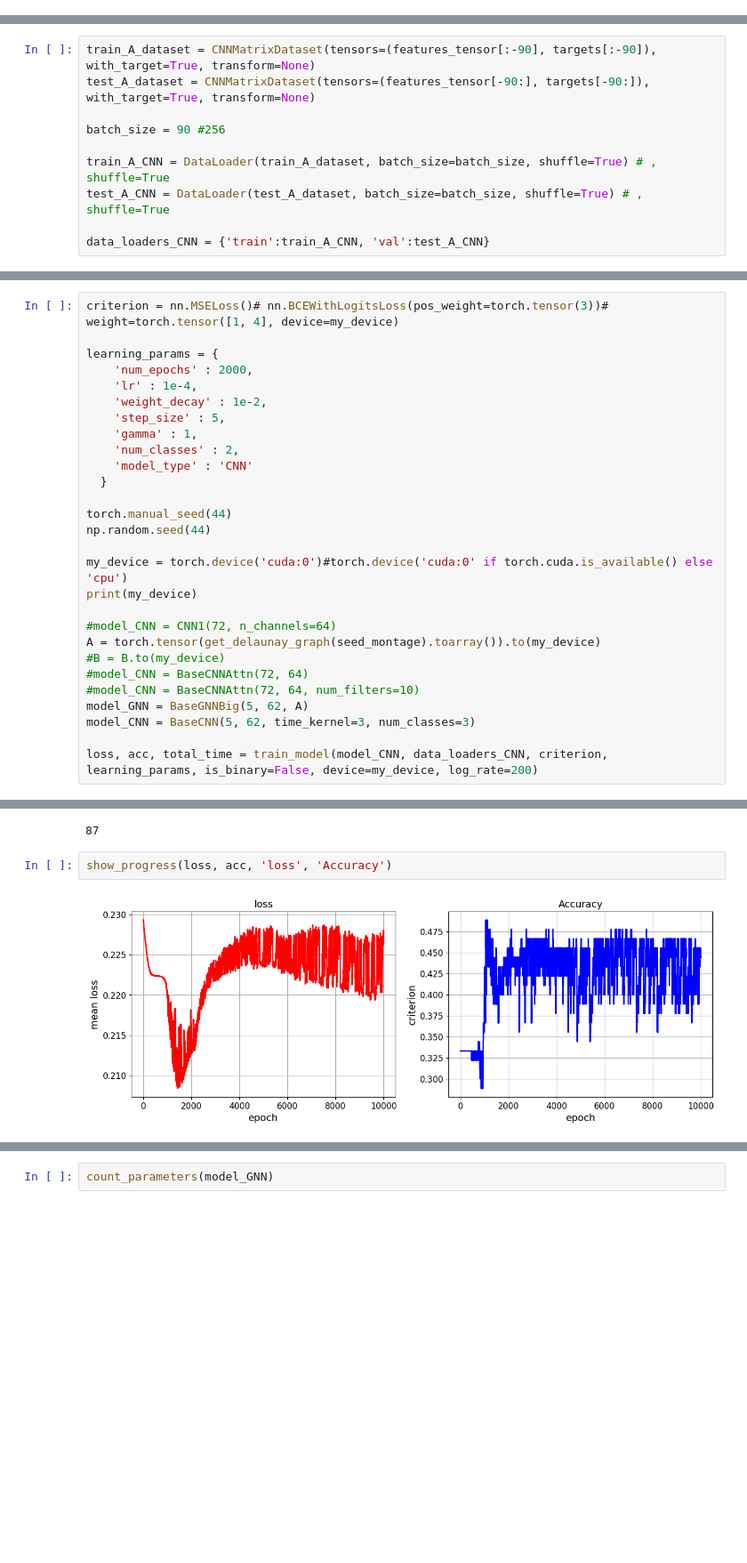
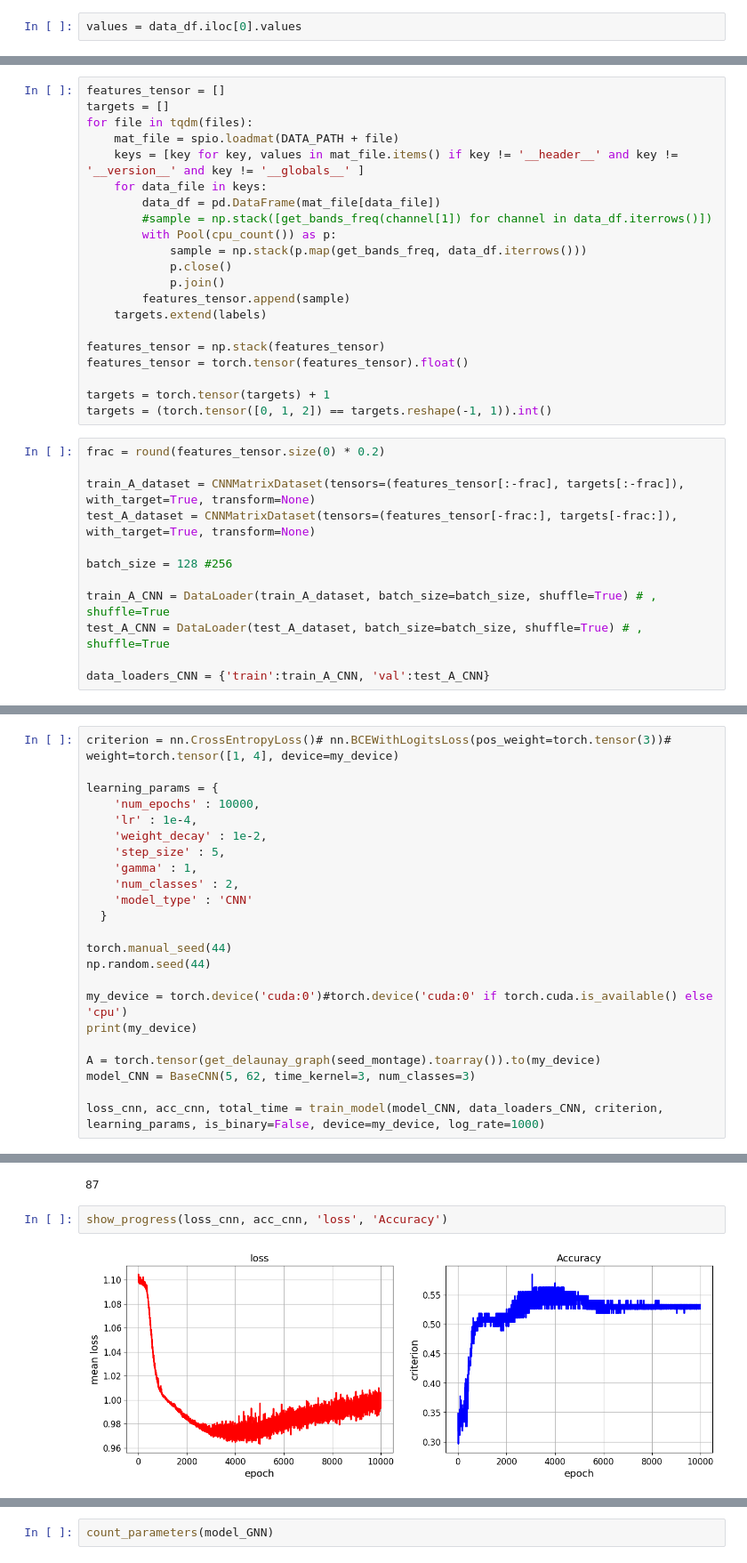
Before and after one commit to Sidl419/pattern_recognition, a Jupyter notebook: notebooks/seed_exp.ipynb, the cells around one changed output, grey strips where cells are left out. Shown at 89% size. Cells and saved outputs as stored; diff of their text form; blank space fills up the shorter version.

Commit message:
seed new features test

```diff
--- a/notebooks/seed_exp.ipynb
+++ b/notebooks/seed_exp.ipynb
@@ -81,3 +80,5 @@ def calc_shannon_entropy(data_set):
     probability = np.square(data_set)
     shannon_entropy = -np.nansum(probability * np.log2(probability))
     return round(shannon_entropy, 3)
+# %%
+values = data_df.iloc[0].values
@@ -125,8 +174,31 @@ targets = (torch.tensor([0, 1, 2]) == targets.reshape(-1, 1)).int()
+# %%
+features_tensor = []
+targets = []
+for file in tqdm(files):
+    mat_file = spio.loadmat(DATA_PATH + file)
+    keys = [key for key, values in mat_file.items() if key != '__header__' and key != '__version__' and key != '__globals__' ]
+    for data_file in keys:
+        data_df = pd.DataFrame(mat_file[data_file])
+        #sample = np.stack([get_bands_freq(channel[1]) for channel in data_df.iterrows()])
+        with Pool(cpu_count()) as p:
+            sample = np.stack(p.map(get_bands_freq, data_df.iterrows()))
+            p.close()
+            p.join()
+        features_tensor.append(sample)
+    targets.extend(labels)
+
+features_tensor = np.stack(features_tensor)
+features_tensor = torch.tensor(features_tensor).float()
+
+targets = torch.tensor(targets) + 1
+targets = (torch.tensor([0, 1, 2]) == targets.reshape(-1, 1)).int()
 # %%
-train_A_dataset = CNNMatrixDataset(tensors=(features_tensor[:-90], targets[:-90]), with_target=True, transform=None)
-test_A_dataset = CNNMatrixDataset(tensors=(features_tensor[-90:], targets[-90:]), with_target=True, transform=None)
+frac = round(features_tensor.size(0) * 0.2)
 
-batch_size = 90 #256
+train_A_dataset = CNNMatrixDataset(tensors=(features_tensor[:-frac], targets[:-frac]), with_target=True, transform=None)
+test_A_dataset = CNNMatrixDataset(tensors=(features_tensor[-frac:], targets[-frac:]), with_target=True, transform=None)
+
+batch_size = 128 #256
 
 train_A_CNN = DataLoader(train_A_dataset, batch_size=batch_size, shuffle=True) # , shuffle=True
 test_A_CNN = DataLoader(test_A_dataset, batch_size=batch_size, shuffle=True) # , shuffle=True
@@ -145,8 +217,8 @@ from graph import get_delaunay_graph
 # %%
-criterion = nn.MSELoss()# nn.BCEWithLogitsLoss(pos_weight=torch.tensor(3))# weight=torch.tensor([1, 4], device=my_device)
+criterion = nn.CrossEntropyLoss()# nn.BCEWithLogitsLoss(pos_weight=torch.tensor(3))# weight=torch.tensor([1, 4], device=my_device)
 
 learning_params = {
-    'num_epochs' : 2000,
+    'num_epochs' : 10000,
     'lr' : 1e-4,
     'weight_decay' : 1e-2,
     'step_size' : 5,
@@ -161,15 +233,10 @@ np.random.seed(44)
 my_device = torch.device('cuda:0')#torch.device('cuda:0' if torch.cuda.is_available() else 'cpu')
 print(my_device)
 
-#model_CNN = CNN1(72, n_channels=64)
 A = torch.tensor(get_delaunay_graph(seed_montage).toarray()).to(my_device)
-#B = B.to(my_device)
-#model_CNN = BaseCNNAttn(72, 64)
-#model_CNN = BaseCNNAttn(72, 64, num_filters=10)
-model_GNN = BaseGNNBig(5, 62, A)
 model_CNN = BaseCNN(5, 62, time_kernel=3, num_classes=3)
 
-loss, acc, total_time = train_model(model_CNN, data_loaders_CNN, criterion, learning_params, is_binary=False, device=my_device, log_rate=200)
+loss_cnn, acc_cnn, total_time = train_model(model_CNN, data_loaders_CNN, criterion, learning_params, is_binary=False, device=my_device, log_rate=1000)
 # %% [output]
 cuda:0
 Epoch 999/9999
@@ -193,6 +260,6 @@ count_parameters(model_CNN)
 # %% [output]
 87
 # %%
-show_progress(loss, acc, 'loss', 'Accuracy')
+show_progress(loss_cnn, acc_cnn, 'loss', 'Accuracy')
 # %% [output]
-[figure, old version]
+[figure, new version]
```
Also changed, not shown: parts of 70 cells of this notebook, 3 other files.
